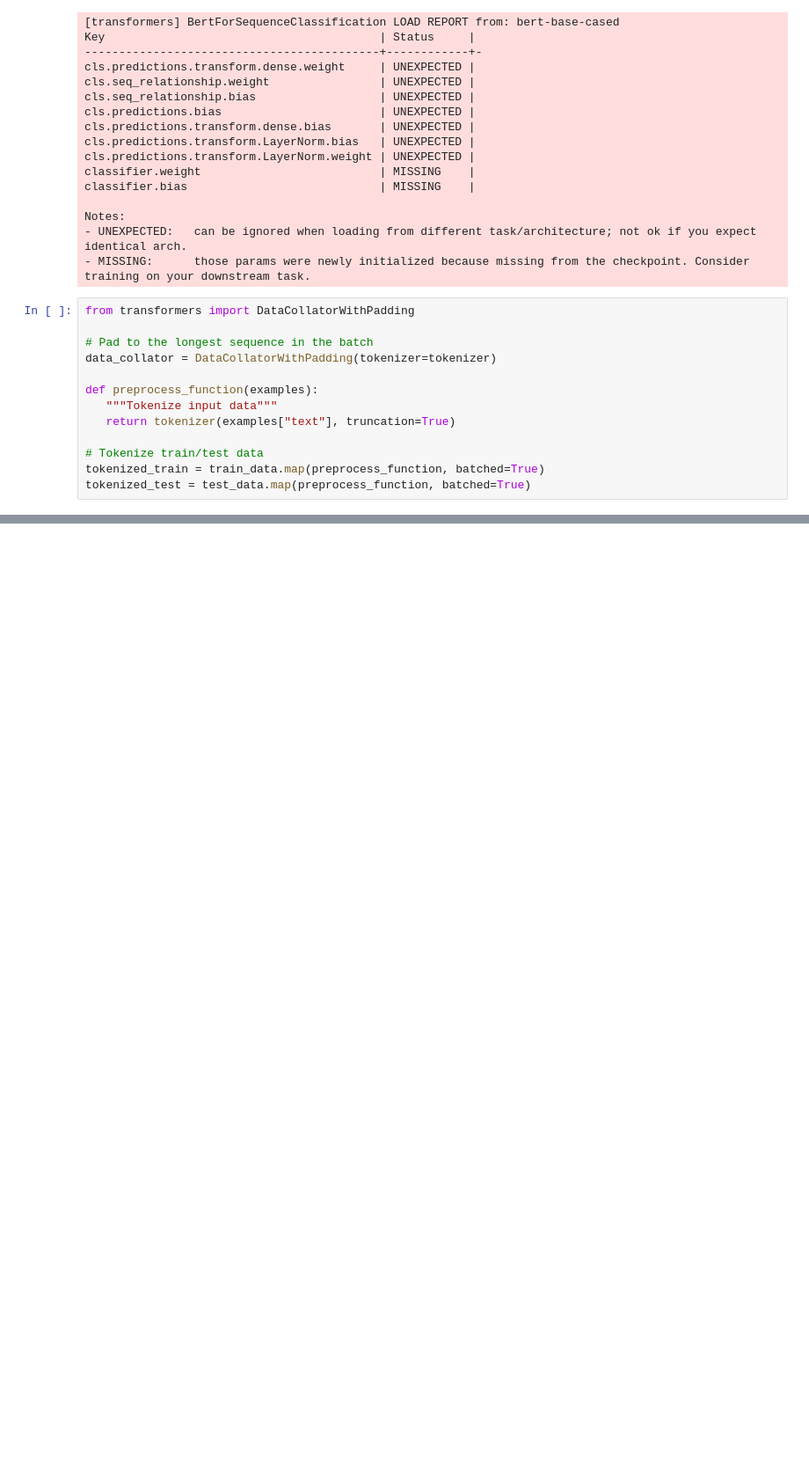
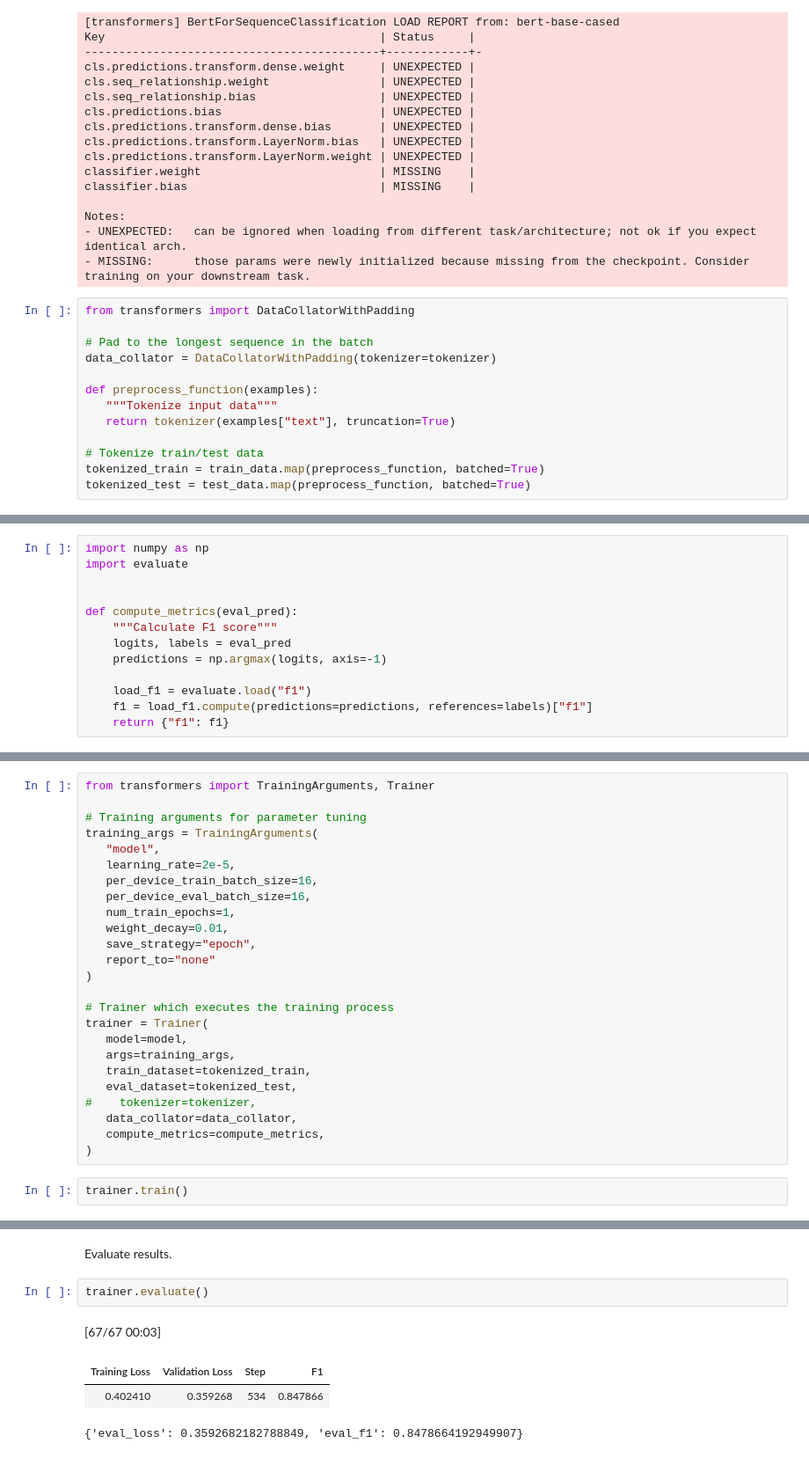
Before and after one commit to satyamvishwakarma-dev/Hands_on_LLM, a Jupyter notebook: chapter11/ch11.ipynb, the cells around one changed output, grey strips where cells are left out. Shown at 88% size. Cells and saved outputs as stored; diff of their text form; blank space fills up the shorter version.

```diff
--- a/chapter11/ch11.ipynb
+++ b/chapter11/ch11.ipynb
@@ -61,0 +67,13 @@ tokenized_test = test_data.map(preprocess_function, batched=True)
+# %%
+import numpy as np
+import evaluate
+
+
+def compute_metrics(eval_pred):
+    """Calculate F1 score"""
+    logits, labels = eval_pred
+    predictions = np.argmax(logits, axis=-1)
+
+    load_f1 = evaluate.load("f1")
+    f1 = load_f1.compute(predictions=predictions, references=labels)["f1"]
+    return {"f1": f1}
@@ -61,0 +82,27 @@ tokenized_test = test_data.map(preprocess_function, batched=True)
+# %%
+from transformers import TrainingArguments, Trainer
+
+# Training arguments for parameter tuning
+training_args = TrainingArguments(
+   "model",
+   learning_rate=2e-5,
+   per_device_train_batch_size=16,
+   per_device_eval_batch_size=16,
+   num_train_epochs=1,
+   weight_decay=0.01,
+   save_strategy="epoch",
+   report_to="none"
+)
+
+# Trainer which executes the training process
+trainer = Trainer(
+   model=model,
+   args=training_args,
+   train_dataset=tokenized_train,
+   eval_dataset=tokenized_test,
+#    tokenizer=tokenizer,
+   data_collator=data_collator,
+   compute_metrics=compute_metrics,
+)
+# %%
+trainer.train()
@@ -61,0 +114,9 @@ tokenized_test = test_data.map(preprocess_function, batched=True)
+# %% [markdown]
+Evaluate results.
+# %%
+trainer.evaluate()
+# %% [output]
+[67/67 00:03]
+| Training Loss | Validation Loss | Step | F1 |
+| 0.402410 | 0.359268 | 534 | 0.847866 |
+{'eval_loss': 0.3592682182788849, 'eval_f1': 0.8478664192949907}
```
Also changed, not shown: parts of 9 cells of this notebook.
